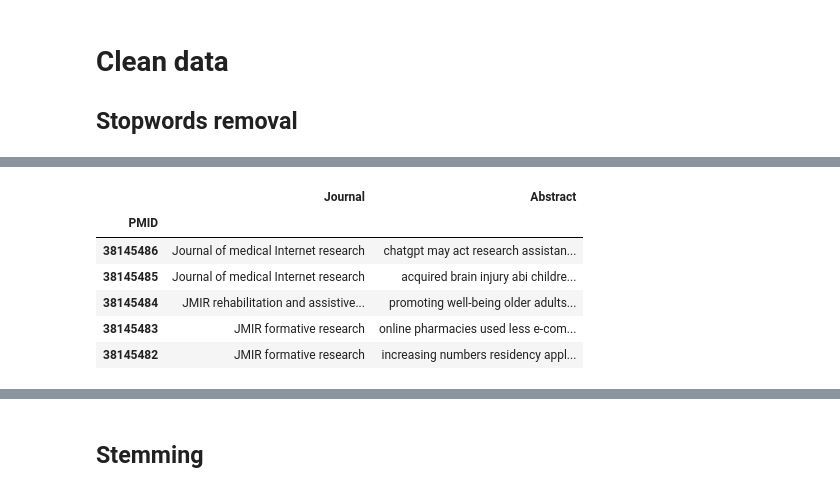
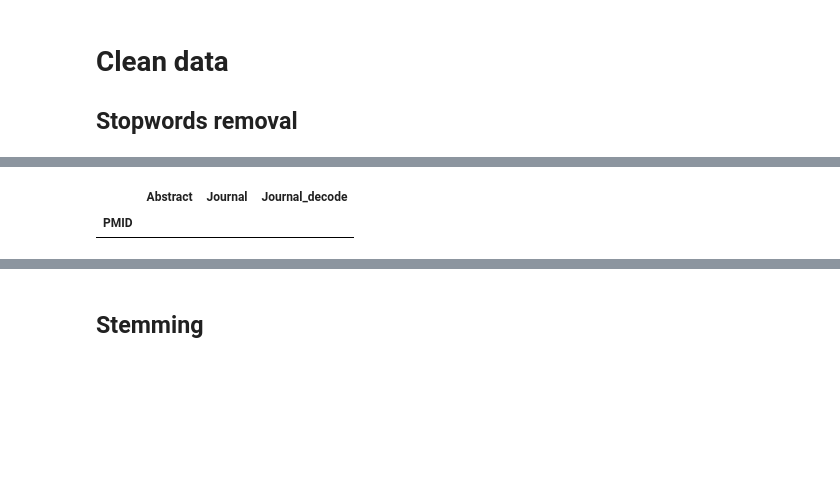
Before and after one commit to josemanuelgonzalezfornell/ncbi_proyect, a Jupyter notebook: src/notebooks/notebook.ipynb, the cells around one changed output, grey strips where cells are left out. Drawn from its saved outputs; the diff is of its cells as text; code cells hidden in the pictures; blank space fills up the shorter version.

```diff
--- a/src/notebooks/notebook.ipynb
+++ b/src/notebooks/notebook.ipynb
@@ -193,7 +208,7 @@ df_to_ddbb.to_sql('Main', con=engine, index=True, if_exists='replace')
 engine = create_engine(f'sqlite:///../data/processed/Pubmed_DDBB.db')
 session = Session(engine)
 
-query = text("SELECT PMID, Abstract, Journal FROM Main")
+query = text("SELECT PMID, Abstract, Journal FROM Main Limit 100")
 
 result = session.execute(query).fetchall()
 df_abstract = pd.DataFrame(result).set_index("PMID")
@@ -203,0 +215,17 @@ df_abstract = pd.DataFrame(result).set_index("PMID")
+# %%
+from sklearn.preprocessing import LabelEncoder
+
+le = LabelEncoder()
+df_abstract['Journal'] = le.fit_transform(df_abstract['Journal'])
+# df_abstract['Journal_decode'] = df_abstract['Journal']
+# df_abstract['Journal'], label_mapping = pd.factorize(df_abstract['Journal'])
+# df_abstract['Journal'] = (df_abstract['Journal'] + 0) % 18
+
+# df_abstract["Journal"] = df_abstract["Journal"].astype(int)
+# %%
+df_abstract = df_abstract[df_abstract.groupby(
+    'Journal')['Journal'].transform('count') > 1]
+# df_abstract = df_abstract.drop(df_abstract[df_abstract['Journal_decode']=="Annals of surgical oncology"].index)
+
+X_train, X_test, y_train, y_test = train_test_split(
+    df_abstract["Abstract"], df_abstract["Journal"], test_size=0.40, random_state=42, stratify=df_abstract["Journal"])
@@ -203,0 +439,5 @@ df_abstract = pd.DataFrame(result).set_index("PMID")
+# %%
+df_abstract[df_abstract["Journal"]==38]
+# %% [output]
+|  | Abstract | Journal | Journal_decode |
+| PMID |  |  |  |
@@ -204,17 +447,9 @@ df_abstract = pd.DataFrame(result).set_index("PMID")
 # %%
-signos = re.compile("(\.)|(\;)|(\:)|(\!)|(\?)|(\¿)|(\@)|(\,)|(\")|(\()|(\))|(\[)|(\])|(\d+)")
+# signos = re.compile("(\.)|(\;)|(\:)|(\!)|(\?)|(\¿)|(\@)|(\,)|(\")|(\()|(\))|(\[)|(\])|(\d+)")
 
-def signs_clean(text):
-    return signos.sub('', text.lower())
+# def signs_clean(text):
+#     return signos.sub('', text.lower())
 
-df_abstract.loc[:, "Abstract"] = df_abstract["Abstract"].apply(lambda x: signs_clean(x))
-df_abstract.head()
+# df_abstract.loc[:, "Abstract"] = df_abstract["Abstract"].apply(lambda x: signs_clean(x))
+# df_abstract.head()
-# %% [output]
-|  | Journal | Abstract |
-| PMID |  |  |
-| 38145486 | Journal of medical Internet research | chatgpt may act research assistan... |
-| 38145485 | Journal of medical Internet research | acquired brain injury abi childre... |
-| 38145484 | JMIR rehabilitation and assistive... | promoting well-being older adults... |
-| 38145483 | JMIR formative research | online pharmacies used less e-com... |
-| 38145482 | JMIR formative research | increasing numbers residency appl... |
 # %%
```
Also changed, not shown: parts of 17 cells of this notebook, 2 other files.
